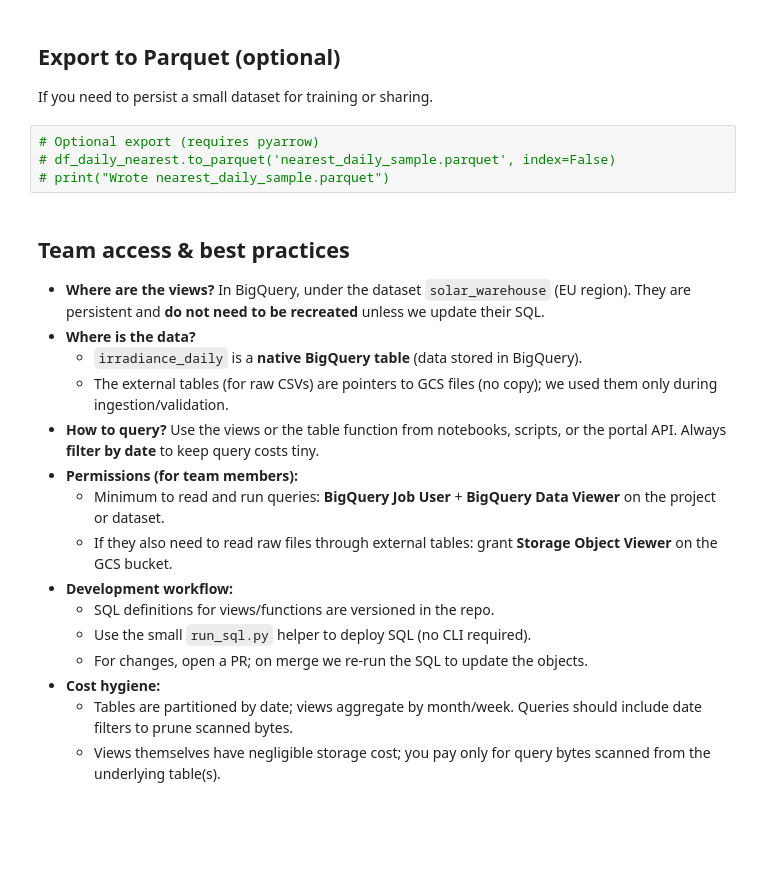
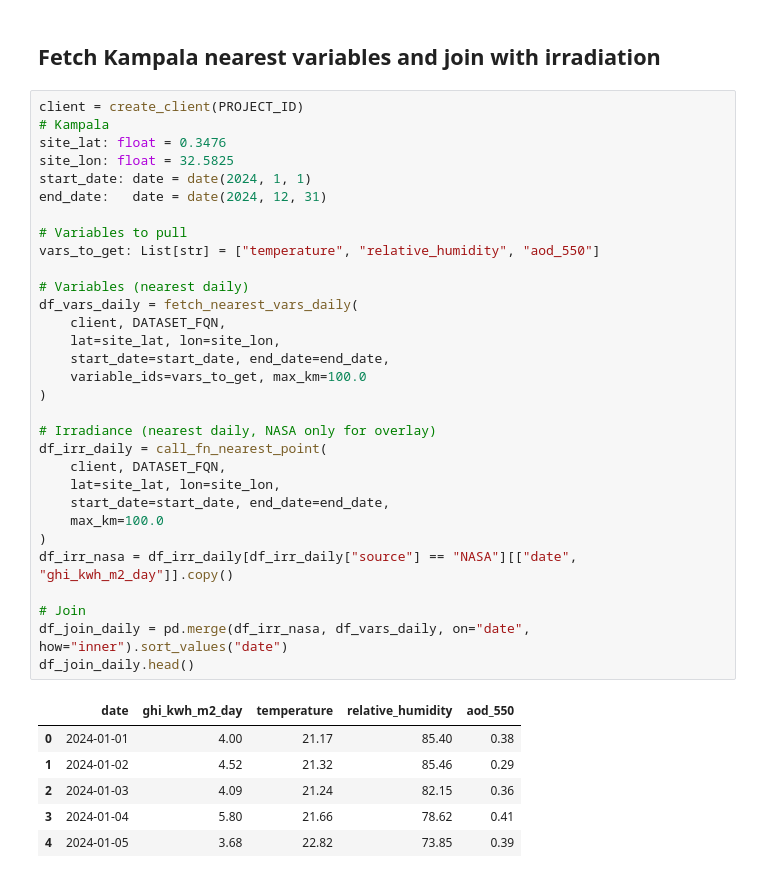
Before and after one commit to Marconi-Lab/SolarIrradiation, a Jupyter notebook: warehouse/SolarIrradiation_BQ_Quickstart.ipynb, the cells around one changed output. Drawn from its saved outputs; the diff is of its cells as text; blank space fills up the shorter version.

```diff
--- a/warehouse/SolarIrradiation_BQ_Quickstart.ipynb
+++ b/warehouse/SolarIrradiation_BQ_Quickstart.ipynb
@@ -279,27 +134,41 @@ plt.show()
-# %% [markdown]
-
-## Export to Parquet (optional)
-If you need to persist a small dataset for training or sharing.
-# %%
-# Optional export (requires pyarrow)
-# df_daily_nearest.to_parquet('nearest_daily_sample.parquet', index=False)
-# print("Wrote nearest_daily_sample.parquet")
-# %% [markdown]
-
-## Team access & best practices
-
-- **Where are the views?** In BigQuery, under the dataset `solar_warehouse` (EU region). They are persistent and **do not need to be recreated** unless we update their SQL.
-- **Where is the data?**
-  - `irradiance_daily` is a **native BigQuery table** (data stored in BigQuery).
-  - The external tables (for raw CSVs) are pointers to GCS files (no copy); we used them only during ingestion/validation.
-- **How to query?** Use the views or the table function from notebooks, scripts, or the portal API. Always **filter by date** to keep query costs tiny.
-- **Permissions (for team members):**
-  - Minimum to read and run queries: **BigQuery Job User** + **BigQuery Data Viewer** on the project or dataset.
-  - If they also need to read raw files through external tables: grant **Storage Object Viewer** on the GCS bucket.
-- **Development workflow:**
-  - SQL definitions for views/functions are versioned in the repo.
-  - Use the small `run_sql.py` helper to deploy SQL (no CLI required).
-  - For changes, open a PR; on merge we re-run the SQL to update the objects.
-- **Cost hygiene:**
-  - Tables are partitioned by date; views aggregate by month/week. Queries should include date filters to prune scanned bytes.
-  - Views themselves have negligible storage cost; you pay only for query bytes scanned from the underlying table(s).
+# %% [markdown]
+
+## Fetch Kampala nearest variables and join with irradiation
+# %%
+client = create_client(PROJECT_ID)
+# Kampala
+site_lat: float = 0.3476
+site_lon: float = 32.5825
+start_date: date = date(2024, 1, 1)
+end_date:   date = date(2024, 12, 31)
+
+# Variables to pull
+vars_to_get: List[str] = ["temperature", "relative_humidity", "aod_550"]
+
+# Variables (nearest daily)
+df_vars_daily = fetch_nearest_vars_daily(
+    client, DATASET_FQN,
+    lat=site_lat, lon=site_lon,
+    start_date=start_date, end_date=end_date,
+    variable_ids=vars_to_get, max_km=100.0
+)
+
+# Irradiance (nearest daily, NASA only for overlay)
+df_irr_daily = call_fn_nearest_point(
+    client, DATASET_FQN,
+    lat=site_lat, lon=site_lon,
+    start_date=start_date, end_date=end_date,
+    max_km=100.0
+)
+df_irr_nasa = df_irr_daily[df_irr_daily["source"] == "NASA"][["date", "ghi_kwh_m2_day"]].copy()
+
+# Join
+df_join_daily = pd.merge(df_irr_nasa, df_vars_daily, on="date", how="inner").sort_values("date")
+df_join_daily.head()
+# %% [output]
+|  | date | ghi_kwh_m2_day | temperature | relative_humidity | aod_550 |
+| 0 | 2024-01-01 | 4.00 | 21.17 | 85.40 | 0.38 |
+| 1 | 2024-01-02 | 4.52 | 21.32 | 85.46 | 0.29 |
+| 2 | 2024-01-03 | 4.09 | 21.24 | 82.15 | 0.36 |
+| 3 | 2024-01-04 | 5.80 | 21.66 | 78.62 | 0.41 |
+| 4 | 2024-01-05 | 3.68 | 22.82 | 73.85 | 0.39 |
```
Also changed, not shown: parts of 25 cells of this notebook, 1 other file.
